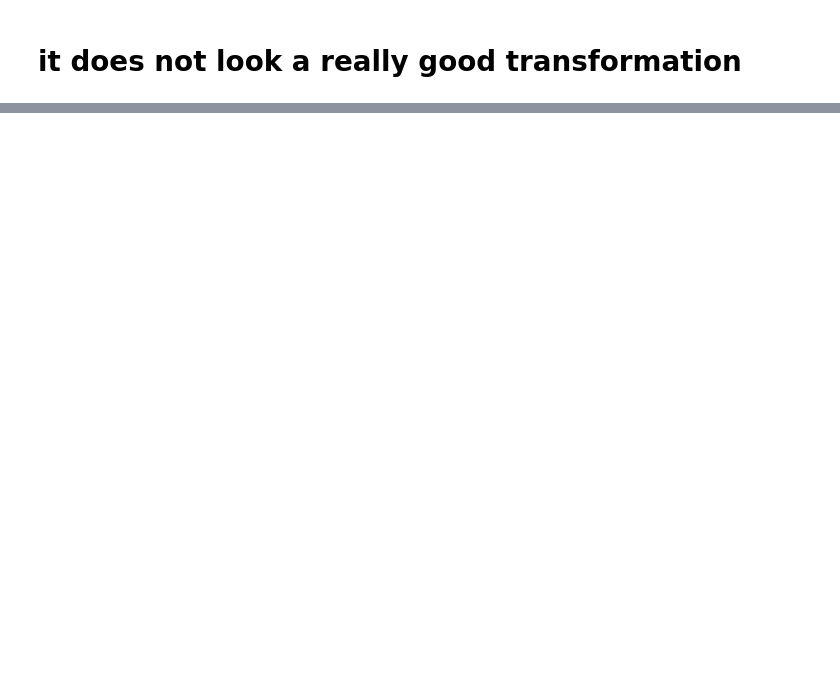
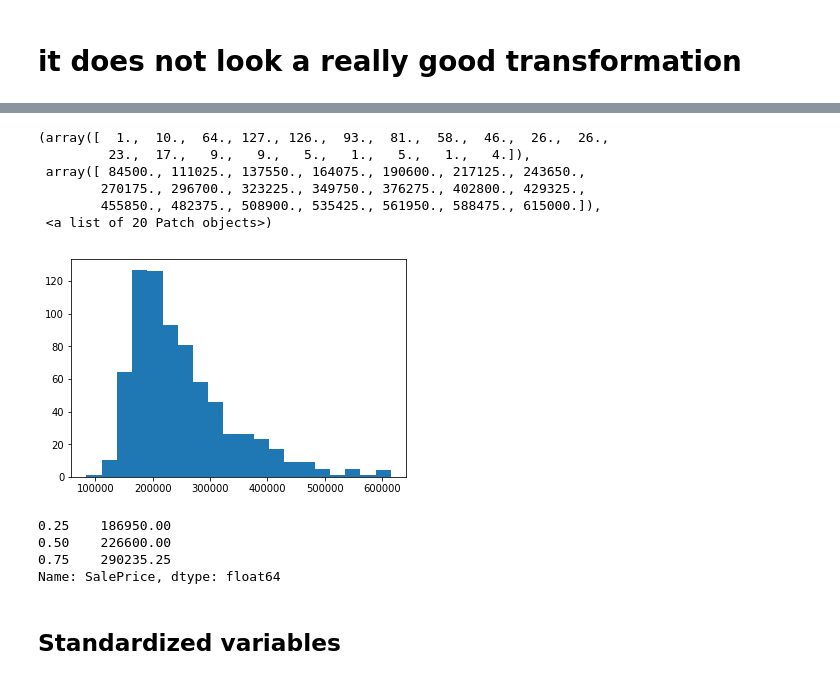
Before and after one commit to panManfredini/IBM_ML, a Jupyter notebook: 01_ReadingData/lesson_d_done_by_me.ipynb, the cells around one changed output, grey strips where cells are left out. Drawn from its saved outputs; the diff is of its cells as text; code cells hidden in the pictures; blank space fills up the shorter version.

```diff
--- a/01_ReadingData/lesson_d_done_by_me.ipynb
+++ b/01_ReadingData/lesson_d_done_by_me.ipynb
@@ -77,0 +109,20 @@ plt.show()
+# %%
+sp_2000 = df[df.Year_Built > 2000].SalePrice
+plt.hist(sp_2000, bins=20)
+# %% [output]
+(array([  1.,  10.,  64., 127., 126.,  93.,  81.,  58.,  46.,  26.,  26.,
+         23.,  17.,   9.,   9.,   5.,   1.,   5.,   1.,   4.]),
+ array([ 84500., 111025., 137550., 164075., 190600., 217125., 243650.,
+        270175., 296700., 323225., 349750., 376275., 402800., 429325.,
+        455850., 482375., 508900., 535425., 561950., 588475., 615000.]),
+ <a list of 20 Patch objects>)
+[figure, added]
+# %%
+sp_2000.quantile([0.25,0.5,0.75])
+# %% [output]
+0.25    186950.00
+0.50    226600.00
+0.75    290235.25
+Name: SalePrice, dtype: float64
+# %% [markdown]
+## Standardized variables
```
Also changed, not shown: parts of 15 cells of this notebook.
